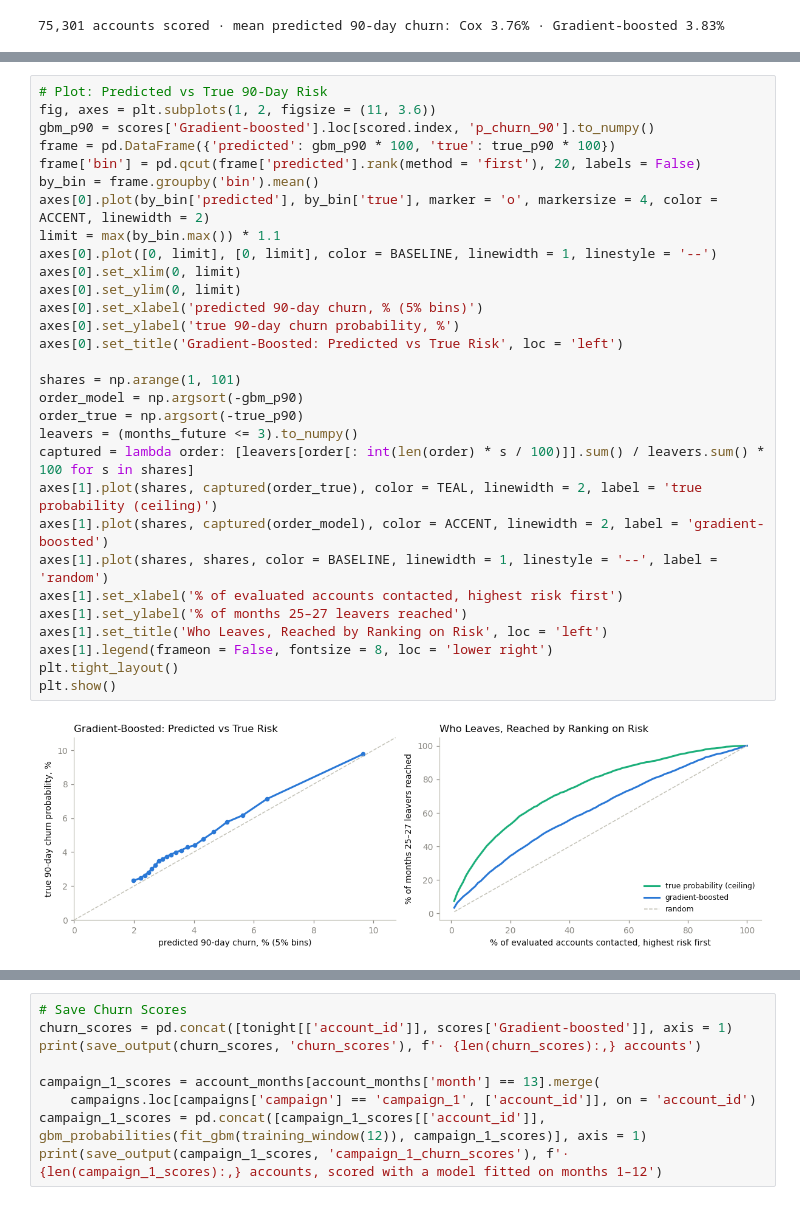
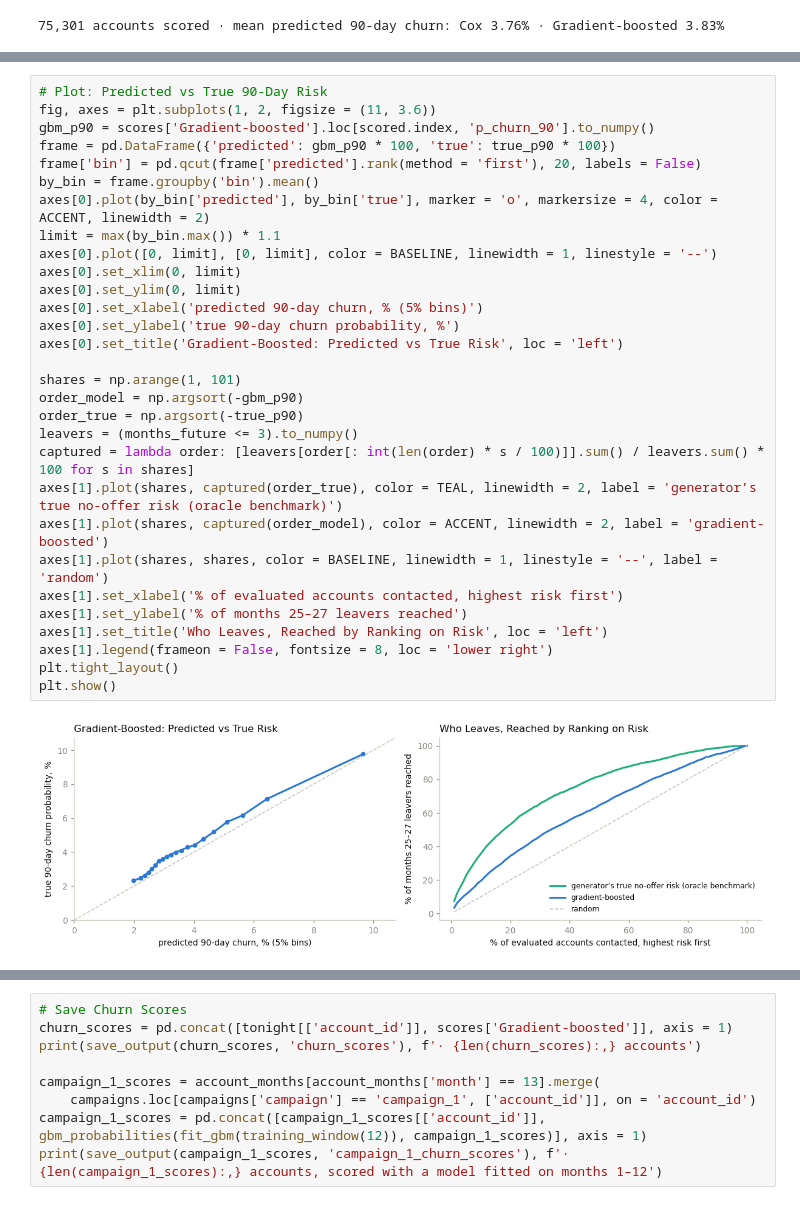
Before and after one commit to paforsey/data-science-portfolio, a Jupyter notebook: case-studies/customer-retention-agent/01_churn_survival.ipynb, the cells around one changed output, grey strips where cells are left out. Drawn from its saved outputs; the diff is of its cells as text.

```diff
--- a/case-studies/customer-retention-agent/01_churn_survival.ipynb
+++ b/case-studies/customer-retention-agent/01_churn_survival.ipynb
@@ -544,35 +544,35 @@ display(final[['C-index', 'AUC 90d', 'Brier 90d', 'predicted 90d', 'observed 90d
 # %%
 # Plot: Predicted vs True 90-Day Risk
 fig, axes = plt.subplots(1, 2, figsize = (11, 3.6))
 gbm_p90 = scores['Gradient-boosted'].loc[scored.index, 'p_churn_90'].to_numpy()
 frame = pd.DataFrame({'predicted': gbm_p90 * 100, 'true': true_p90 * 100})
 frame['bin'] = pd.qcut(frame['predicted'].rank(method = 'first'), 20, labels = False)
 by_bin = frame.groupby('bin').mean()
 axes[0].plot(by_bin['predicted'], by_bin['true'], marker = 'o', markersize = 4, color = ACCENT, linewidth = 2)
 limit = max(by_bin.max()) * 1.1
 axes[0].plot([0, limit], [0, limit], color = BASELINE, linewidth = 1, linestyle = '--')
 axes[0].set_xlim(0, limit)
 axes[0].set_ylim(0, limit)
 axes[0].set_xlabel('predicted 90-day churn, % (5% bins)')
 axes[0].set_ylabel('true 90-day churn probability, %')
 axes[0].set_title('Gradient-Boosted: Predicted vs True Risk', loc = 'left')
 
 shares = np.arange(1, 101)
 order_model = np.argsort(-gbm_p90)
 order_true = np.argsort(-true_p90)
 leavers = (months_future <= 3).to_numpy()
 captured = lambda order: [leavers[order[: int(len(order) * s / 100)]].sum() / leavers.sum() * 100 for s in shares]
-axes[1].plot(shares, captured(order_true), color = TEAL, linewidth = 2, label = 'true probability (ceiling)')
+axes[1].plot(shares, captured(order_true), color = TEAL, linewidth = 2, label = 'generator’s true no-offer risk (oracle benchmark)')
 axes[1].plot(shares, captured(order_model), color = ACCENT, linewidth = 2, label = 'gradient-boosted')
 axes[1].plot(shares, shares, color = BASELINE, linewidth = 1, linestyle = '--', label = 'random')
 axes[1].set_xlabel('% of evaluated accounts contacted, highest risk first')
 axes[1].set_ylabel('% of months 25–27 leavers reached')
 axes[1].set_title('Who Leaves, Reached by Ranking on Risk', loc = 'left')
 axes[1].legend(frameon = False, fontsize = 8, loc = 'lower right')
 plt.tight_layout()
 plt.show()
 # %% [output]
-[figure, old version]
+[figure, new version]
 # %% [markdown]
 <hr>
 <div>
```
Also changed, not shown: parts of 8 cells of this notebook.
